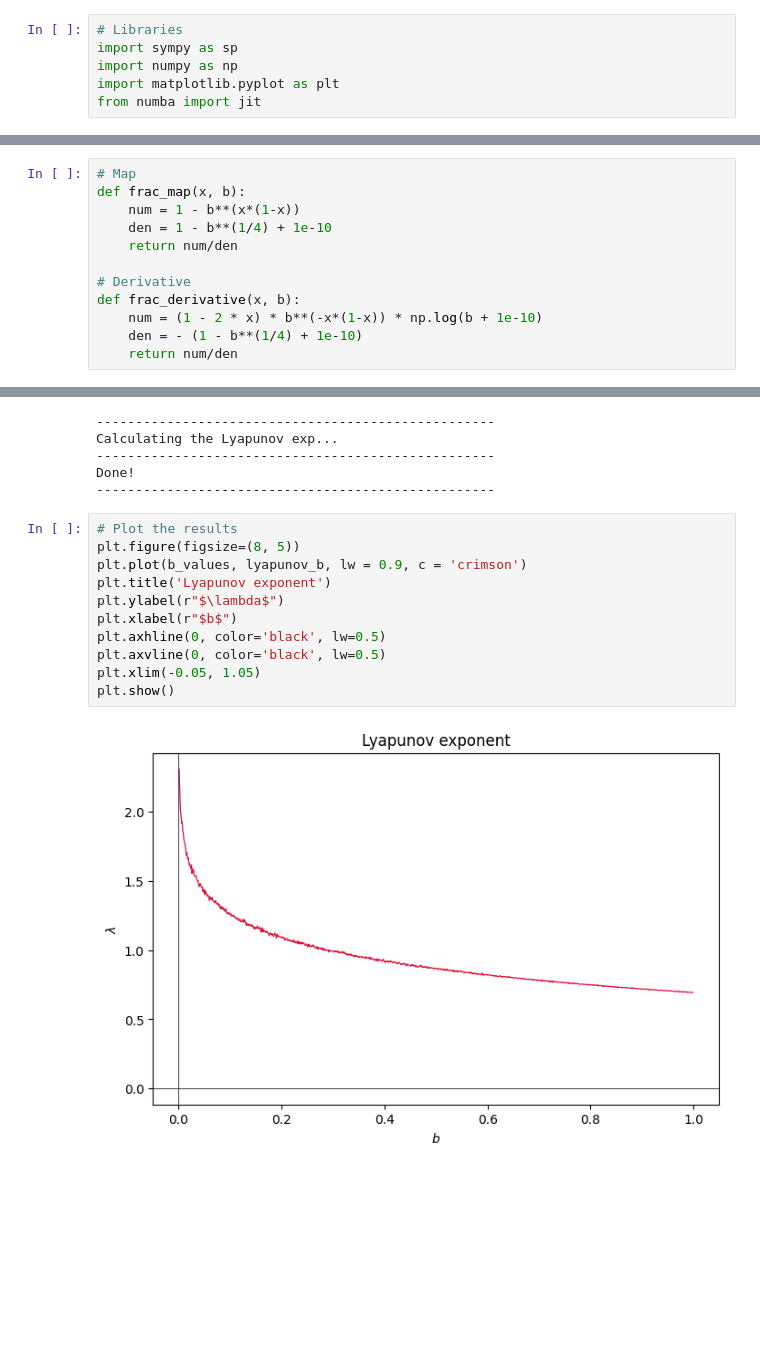
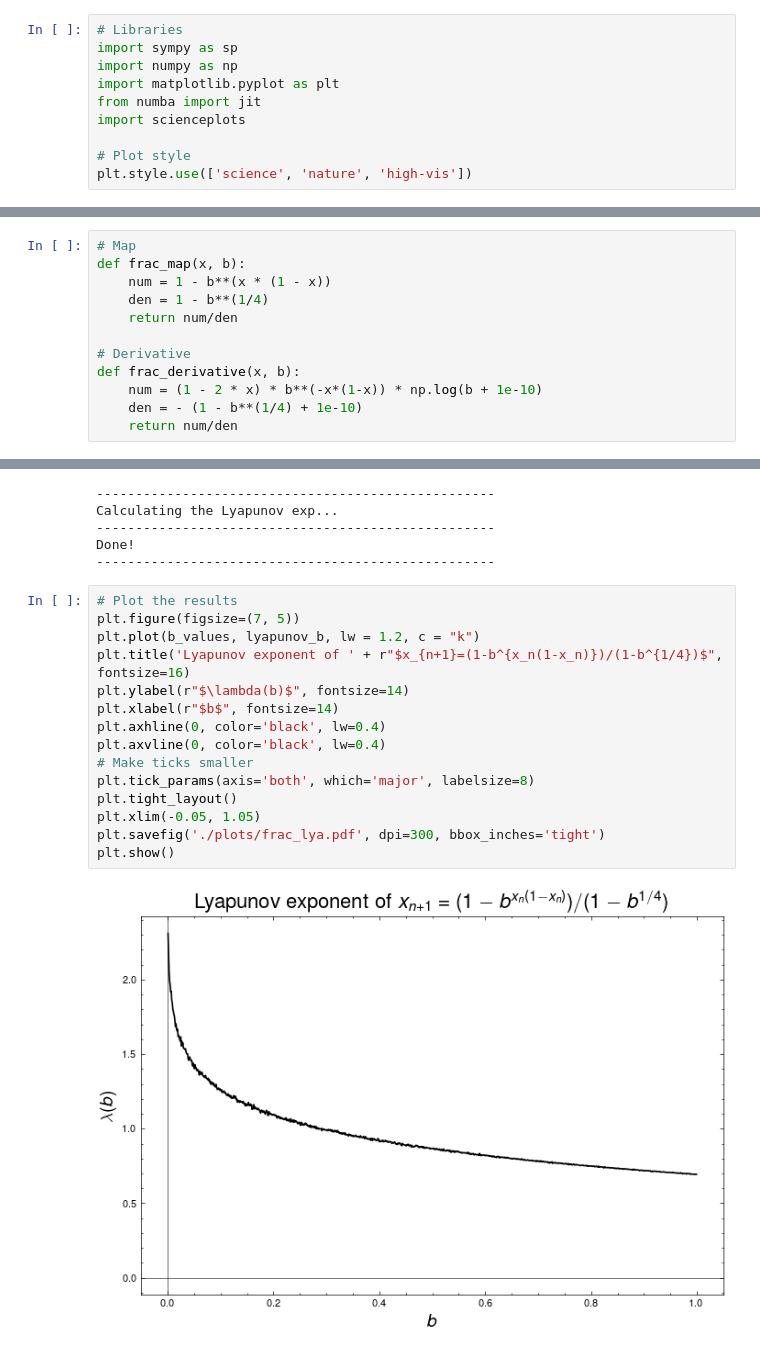
Before and after one commit to whyyorlantaken/Dynamical-Systems-Coursework, a Jupyter notebook: Take-home-2/code/notebook.ipynb, the cells around one changed output, grey strips where cells are left out. Cells and saved outputs as stored; diff of their text form; blank space fills up the shorter version.

```diff
--- a/Take-home-2/code/notebook.ipynb
+++ b/Take-home-2/code/notebook.ipynb
@@ -8,6 +8,10 @@ import sympy as sp
 import numpy as np
 import matplotlib.pyplot as plt
 from numba import jit
+import scienceplots
+
+# Plot style
+plt.style.use(['science', 'nature', 'high-vis'])
 # %% [markdown]
 ### 4. Given the piecewise map:
 $$
@@ -167,8 +175,8 @@ $$
 # %%
 # Map
 def frac_map(x, b):
-    num = 1 - b**(x*(1-x))
-    den = 1 - b**(1/4) + 1e-10
+    num = 1 - b**(x * (1 - x))
+    den = 1 - b**(1/4)
     return num/den
 
 # Derivative
@@ -250,14 +258,18 @@ Done!
 ---------------------------------------------------
 # %%
 # Plot the results
-plt.figure(figsize=(8, 5))
-plt.plot(b_values, lyapunov_b, lw = 0.9, c = 'crimson')
-plt.title('Lyapunov exponent')
-plt.ylabel(r"$\lambda$")
-plt.xlabel(r"$b$")
-plt.axhline(0, color='black', lw=0.5)
-plt.axvline(0, color='black', lw=0.5)
+plt.figure(figsize=(7, 5))
+plt.plot(b_values, lyapunov_b, lw = 1.2, c = "k")
+plt.title('Lyapunov exponent of ' + r"$x_{n+1}=(1-b^{x_n(1-x_n)})/(1-b^{1/4})$", fontsize=16)
+plt.ylabel(r"$\lambda(b)$", fontsize=14)
+plt.xlabel(r"$b$", fontsize=14)
+plt.axhline(0, color='black', lw=0.4)
+plt.axvline(0, color='black', lw=0.4)
+# Make ticks smaller
+plt.tick_params(axis='both', which='major', labelsize=8)
+plt.tight_layout()
 plt.xlim(-0.05, 1.05)
+plt.savefig('./plots/frac_lya.pdf', dpi=300, bbox_inches='tight')
 plt.show()
 # %% [output]
-[figure, old version]
+[figure, new version]
```
Also changed, not shown: parts of 5 cells of this notebook, 22 other files.
